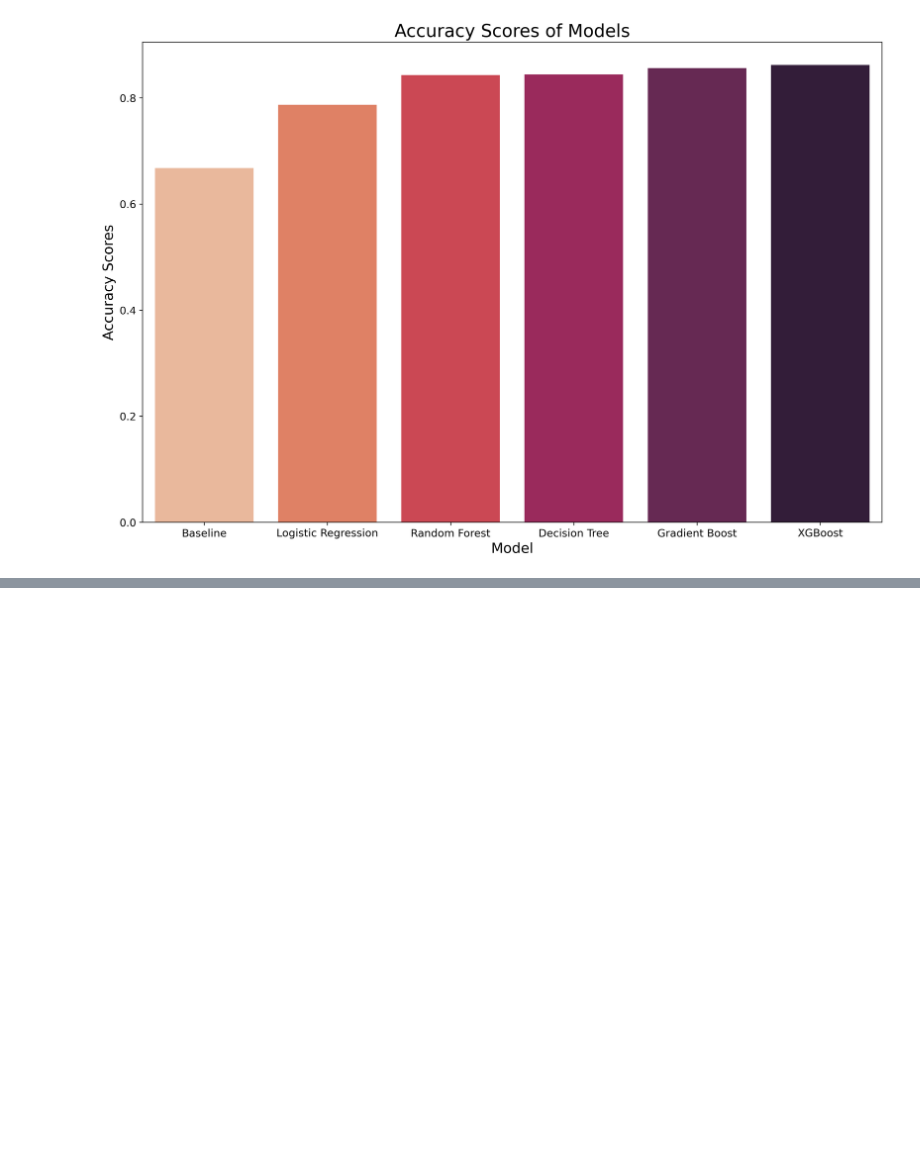
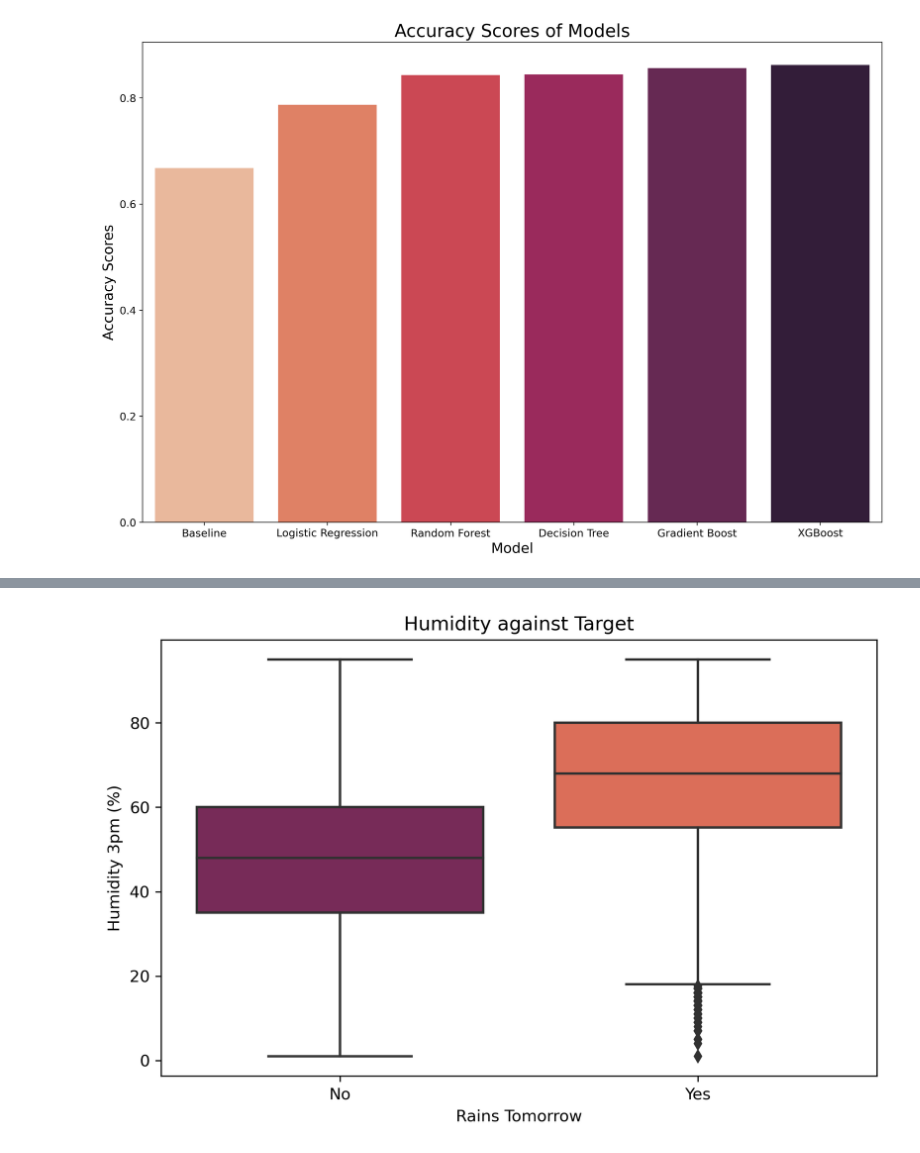
Before and after one commit to alpacanonymous/project3, a Jupyter notebook: modeling_notebook.ipynb, the cells around one changed output, grey strips where cells are left out. Cells and saved outputs as stored; diff of their text form; code cells hidden in the pictures; blank space fills up the shorter version.

```diff
--- a/modeling_notebook.ipynb
+++ b/modeling_notebook.ipynb
@@ -559 +599,14 @@ plt.yticks(fontsize=12);
+# %%
+box_df = pd.concat((X_train_KNNI, y_train), axis=1)
+# %%
+x = np.arange(2)
+plt.figure(figsize=(8,5), dpi=300)
+sns.boxplot(x='RainTomorrow', y='Humidity3pm',data=box_df, palette='rocket')
+plt.title("Humidity against Target")
+plt.ylabel("Humidity 3pm (%)")
+plt.xlabel("Rains Tomorrow")
+plt.xticks(x, ['No', 'Yes'])
+plt.savefig('images/box.png');
+# %% [output]
+[figure, added]
 # %%
```
Also changed, not shown: parts of 8 cells of this notebook, 4 other files.
